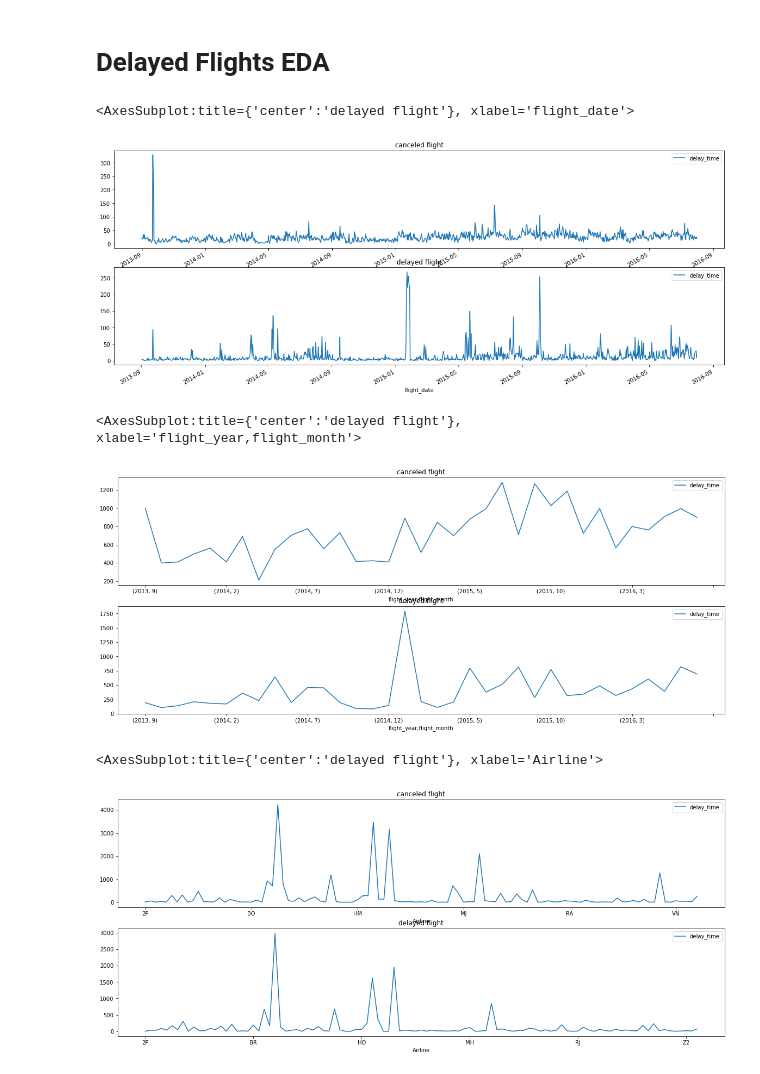
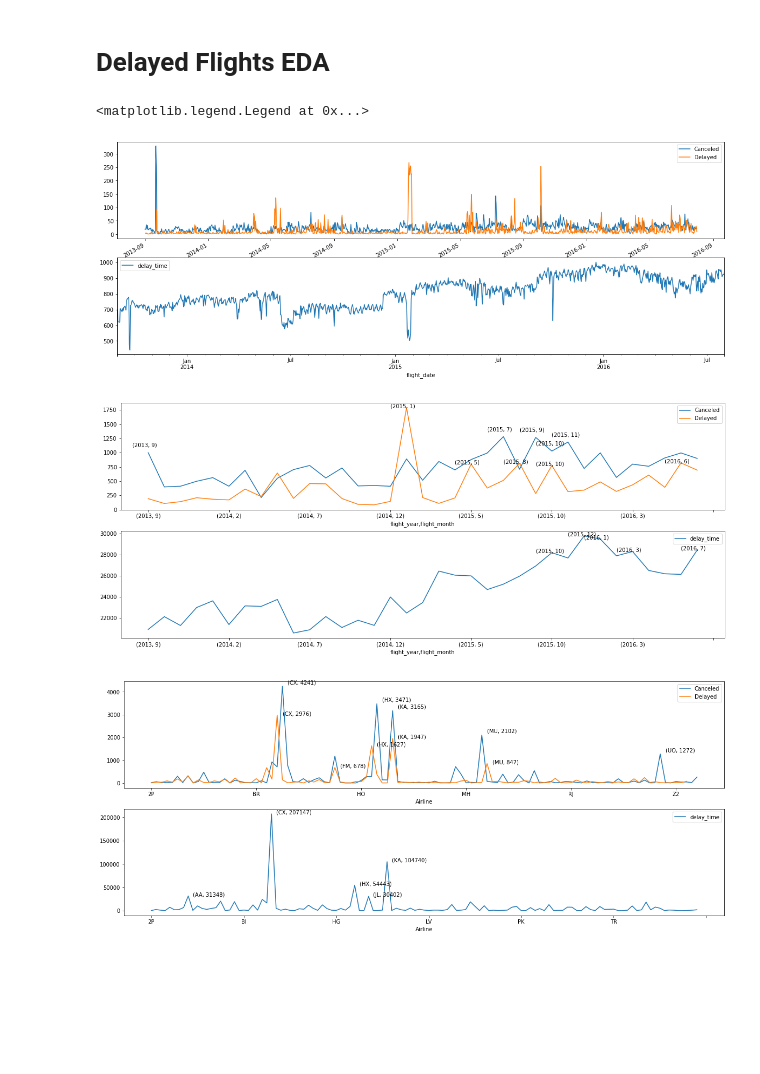
Before and after one commit to timsu27/flight_delays, a Jupyter notebook: flight_delays.ipynb, the cells around one changed output. Saved outputs shown, nothing was run; the diff lists cells and outputs as text; code cells hidden in the pictures; blank space fills up the shorter version.

Commit message:
update analysis chart

```diff
--- a/flight_delays.ipynb
+++ b/flight_delays.ipynb
@@ -39,3 +59,5 @@ import seaborn as sns
 # Delayed Flights EDA
 # %%
 delayed_flights = df[(df.delay_time >= 3)&(df.delay_time != 9999)]
+cancel_flights = df[df.delay_time == 9999]
+ontime_flights = df[df.delay_time < 3]
@@ -44,27 +64,47 @@ cancel_flights = df[df.delay_time == 9999]
 # %%
 fig, ax=plt.subplots(nrows=2, ncols=1, figsize=(20, 8))
 
-cancel_flights[['flight_date','delay_time']].groupby(['flight_date']).count().plot(title="canceled flight", ax=ax[0])
-delayed_flights[['flight_date','delay_time']].groupby(['flight_date']).count().plot(title="delayed flight", ax=ax[1])
+cancel_flights[['flight_date','delay_time']].groupby(['flight_date']).count().plot(ax=ax[0])
+delayed_flights[['flight_date','delay_time']].groupby(['flight_date']).count().plot(ax=ax[0])
+ontime_flights[['flight_date','delay_time']].groupby(['flight_date']).count().plot(ax=ax[1])
+
+ax[0].legend(["Canceled", "Delayed"])
 # %% [output]
-<AxesSubplot:title={'center':'delayed flight'}, xlabel='flight_date'>
+<matplotlib.legend.Legend at 0x...>
-[figure, old version]
+[figure, new version]
 # %%
 fig, ax=plt.subplots(nrows=2, ncols=1, figsize=(20, 8))
 
-cancel_flights[['flight_year', 'flight_month','delay_time']].groupby(['flight_year', 'flight_month']).count().plot(title="canceled flight", ax=ax[0])
-delayed_flights[['flight_year', 'flight_month','delay_time']].groupby(['flight_year', 'flight_month']).count().plot(title="delayed flight", ax=ax[1])
+cancel_flights[['flight_year', 'flight_month','delay_time']].groupby(['flight_year', 'flight_month']).count().plot(ax=ax[0])
+delayed_flights[['flight_year', 'flight_month','delay_time']].groupby(['flight_year', 'flight_month']).count().plot(ax=ax[0])
+ontime_flights[['flight_year', 'flight_month','delay_time']].groupby(['flight_year', 'flight_month']).count().plot(ax=ax[1])
+
+ax[0].legend(["Canceled", "Delayed"])
+
+for idx, row in cancel_flights[['flight_year', 'flight_month','delay_time']].groupby(['flight_year', 'flight_month']).count().reset_index().sort_values(by=["delay_time"], ascending=False).head().iterrows():
+    ax[0].annotate(f"({row.flight_year}, {row.flight_month})", (idx-1, row.delay_time+100))
+for idx, row in delayed_flights[['flight_year', 'flight_month','delay_time']].groupby(['flight_year', 'flight_month']).count().reset_index().sort_values(by=["delay_time"], ascending=False).head().iterrows():
+    ax[0].annotate(f"({row.flight_year}, {row.flight_month})", (idx-1, row.delay_time))
+for idx, row in ontime_flights[['flight_year', 'flight_month','delay_time']].groupby(['flight_year', 'flight_month']).count().reset_index().sort_values(by=["delay_time"], ascending=False).head().iterrows():
+    ax[1].annotate(f"({row.flight_year}, {row.flight_month})", (idx-1, row.delay_time))
 # %% [output]
-<AxesSubplot:title={'center':'delayed flight'}, xlabel='flight_year,flight_month'>
-[figure, old version]
+[figure, new version]
 # %%
 fig, ax=plt.subplots(nrows=2, ncols=1, figsize=(20, 8))
 
-cancel_flights[['Airline','delay_time']].groupby(['Airline']).count().plot(title="canceled flight", ax=ax[0])
-delayed_flights[['Airline','delay_time']].groupby(['Airline']).count().plot(title="delayed flight", ax=ax[1])
+cancel_flights[['Airline','delay_time']].groupby(['Airline']).count().plot(ax=ax[0])
+delayed_flights[['Airline','delay_time']].groupby(['Airline']).count().plot(ax=ax[0])
+ontime_flights[['Airline','delay_time']].groupby(['Airline']).count().plot(ax=ax[1])
+
+ax[0].legend(["Canceled", "Delayed"])
+for idx, row in cancel_flights[['Airline','delay_time']].groupby(['Airline']).count().reset_index().sort_values(by=["delay_time"], ascending=False).head().iterrows():
+    ax[0].annotate(f"({row.Airline}, {row.delay_time})", (idx+1, row.delay_time+100))
+for idx, row in delayed_flights[['Airline','delay_time']].groupby(['Airline']).count().reset_index().sort_values(by=["delay_time"], ascending=False).head().iterrows():
+    ax[0].annotate(f"({row.Airline}, {row.delay_time})", (idx+1, row.delay_time))
+for idx, row in ontime_flights[['Airline','delay_time']].groupby(['Airline']).count().reset_index().sort_values(by=["delay_time"], ascending=False).head().iterrows():
+    ax[1].annotate(f"({row.Airline}, {row.delay_time})", (idx+1, row.delay_time))
 # %% [output]
-<AxesSubplot:title={'center':'delayed flight'}, xlabel='Airline'>
-[figure, old version]
+[figure, new version]
 # %%
 fig, ax=plt.subplots(nrows=2, ncols=1, figsize=(20, 8))
 
```
Also changed, not shown: parts of 6 cells of this notebook.
